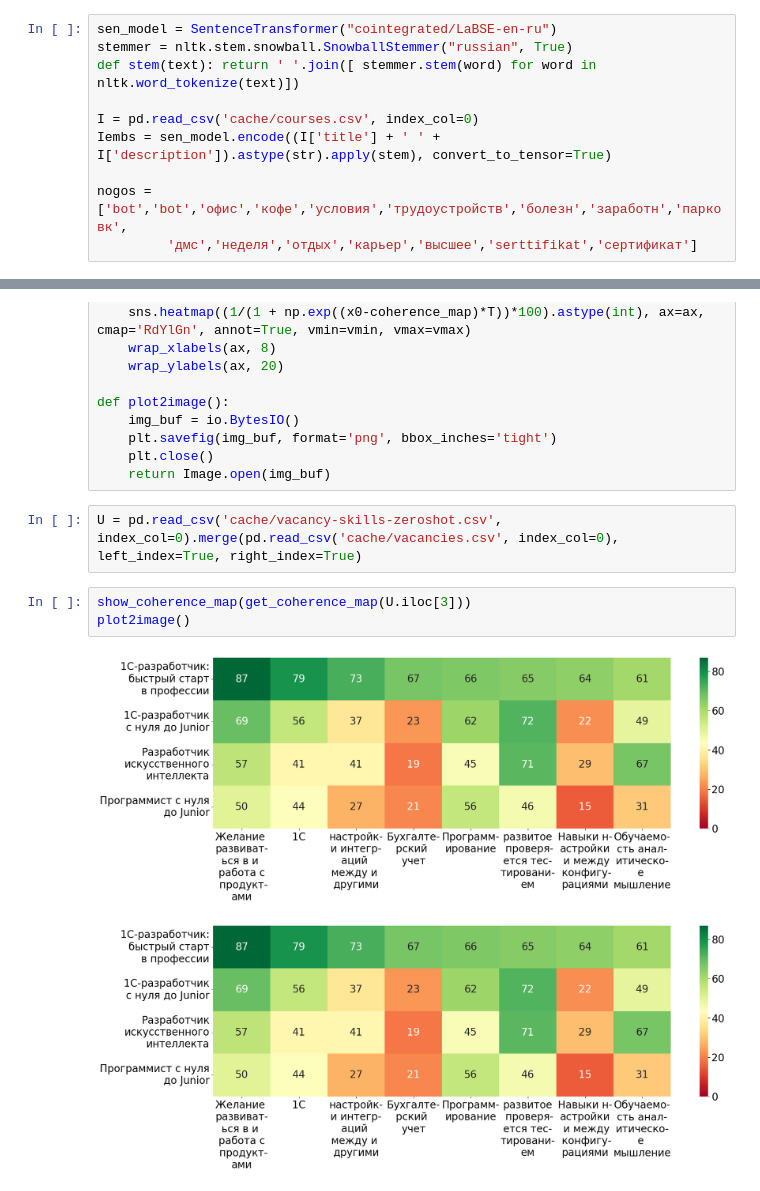
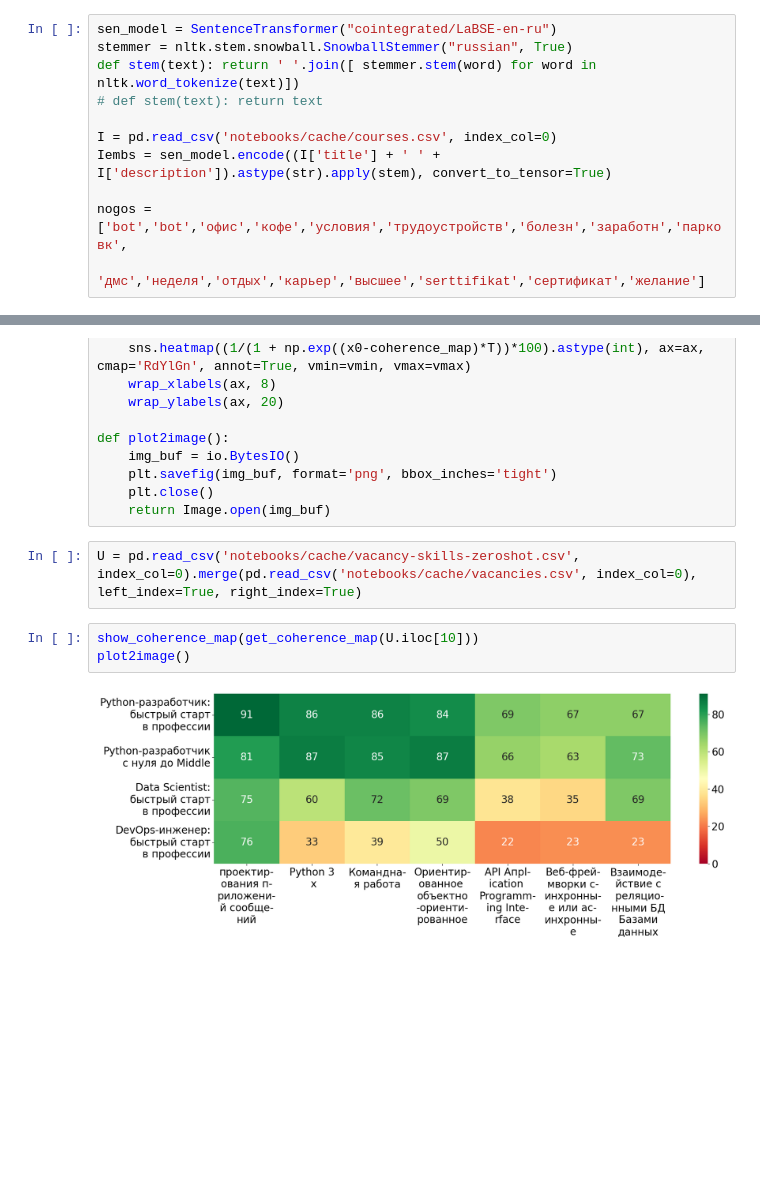
Before and after one commit to Andrew97422/CPCFO, a Jupyter notebook: notebooks/predictor.ipynb, the cells around one changed output, grey strips where cells are left out. Cells and saved outputs as stored; diff of their text form; blank space fills up the shorter version.

```diff
--- a/notebooks/predictor.ipynb
+++ b/notebooks/predictor.ipynb
@@ -16,12 +20,13 @@ from PIL import Image
 sen_model = SentenceTransformer("cointegrated/LaBSE-en-ru")
 stemmer = nltk.stem.snowball.SnowballStemmer("russian", True)
 def stem(text): return ' '.join([ stemmer.stem(word) for word in nltk.word_tokenize(text)])
+# def stem(text): return text
 
-I = pd.read_csv('cache/courses.csv', index_col=0)
+I = pd.read_csv('notebooks/cache/courses.csv', index_col=0)
 Iembs = sen_model.encode((I['title'] + ' ' + I['description']).astype(str).apply(stem), convert_to_tensor=True)
 
 nogos = ['bot','bot','офис','кофе','условия','трудоустройств','болезн','заработн','парковк',
-         'дмс','неделя','отдых','карьер','высшее','serttifikat','сертификат']
+         'дмс','неделя','отдых','карьер','высшее','serttifikat','сертификат','желание']
 # %%
 def wrap_xlabels(ax, width):
     labels = []
@@ -95,10 +100,9 @@ def plot2image():
     plt.close()
     return Image.open(img_buf)
 # %%
-U = pd.read_csv('cache/vacancy-skills-zeroshot.csv', index_col=0).merge(pd.read_csv('cache/vacancies.csv', index_col=0), left_index=True, right_index=True)
+U = pd.read_csv('notebooks/cache/vacancy-skills-zeroshot.csv', index_col=0).merge(pd.read_csv('notebooks/cache/vacancies.csv', index_col=0), left_index=True, right_index=True)
 # %%
-show_coherence_map(get_coherence_map(U.iloc[3]))
+show_coherence_map(get_coherence_map(U.iloc[10]))
 plot2image()
 # %% [output]
-[figure, old version]
+[figure, new version]
-[figure, removed]
```
Also changed, not shown: parts of 3 cells of this notebook, 12 other files.
